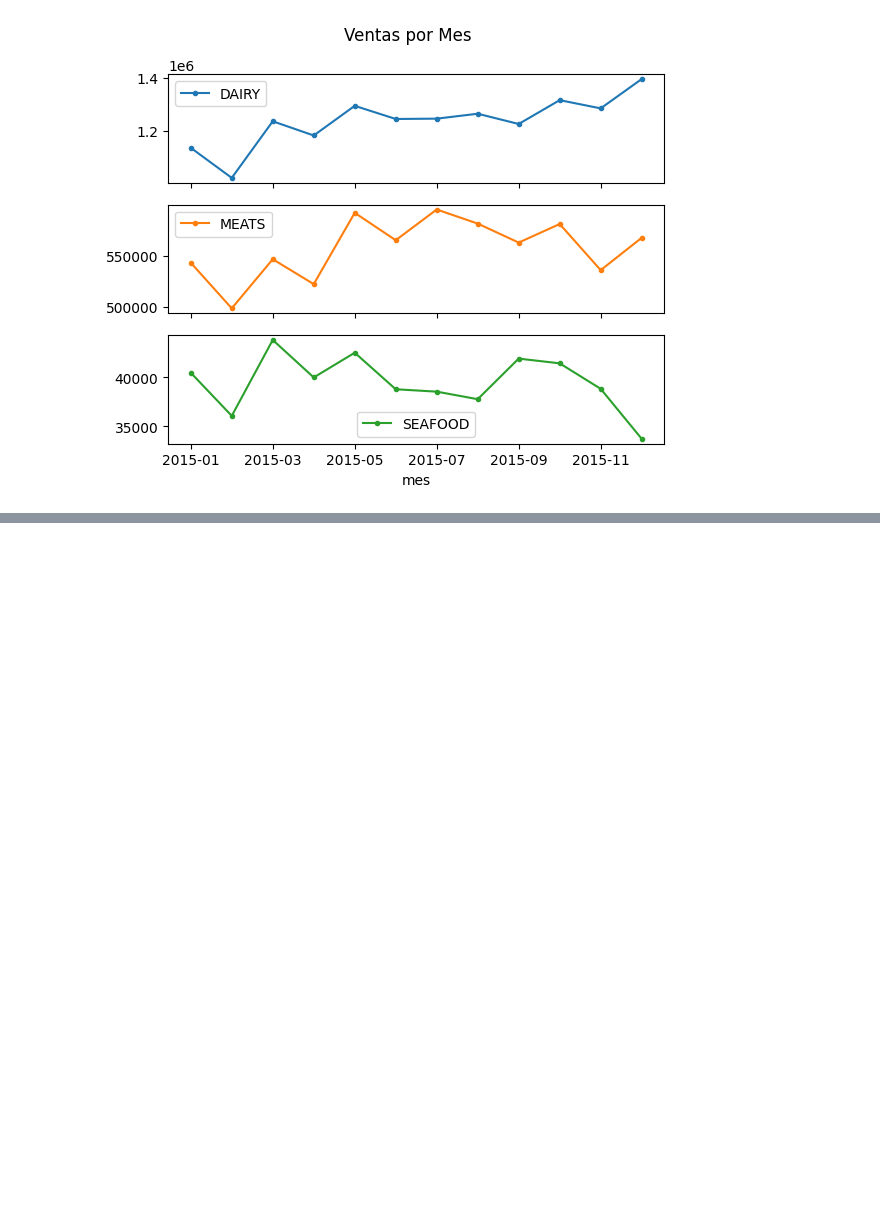
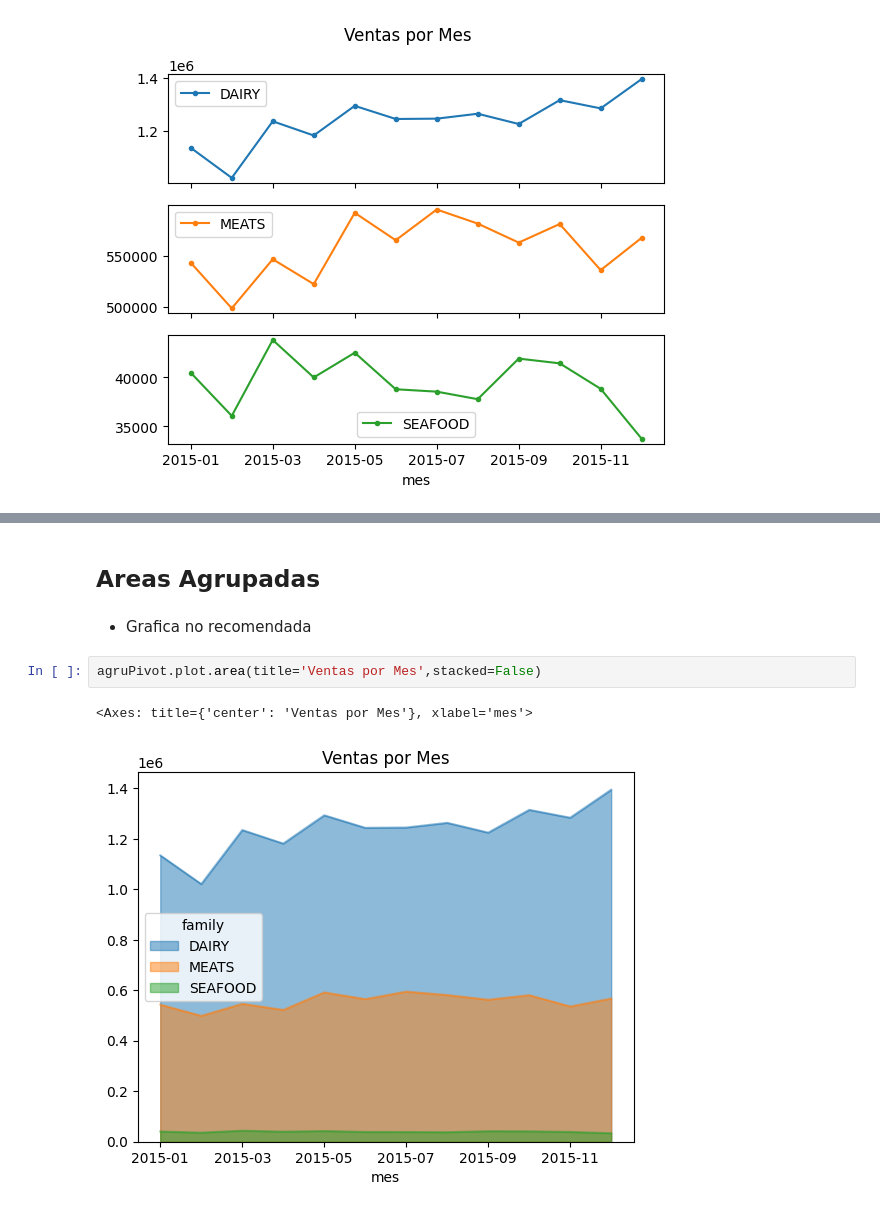
Before and after one commit to lromeror/DataVisualization, a Jupyter notebook: Visualizaciones Univariables/visualizaciones.ipynb, the cells around one changed output, grey strips where cells are left out. Cells and saved outputs as stored; diff of their text form; blank space fills up the shorter version.

```diff
--- a/Visualizaciones Univariables/visualizaciones.ipynb
+++ b/Visualizaciones Univariables/visualizaciones.ipynb
@@ -301,0 +321,9 @@ array([<Axes: xlabel='mes'>, <Axes: xlabel='mes'>, <Axes: xlabel='mes'>],
+# %% [markdown]
+## Areas Agrupadas
+# %% [markdown]
+- Grafica no recomendada
+# %%
+agruPivot.plot.area(title='Ventas por Mes',stacked=False)
+# %% [output]
+<Axes: title={'center': 'Ventas por Mes'}, xlabel='mes'>
+[figure, added]
```
Also changed, not shown: parts of 6 cells of this notebook.
